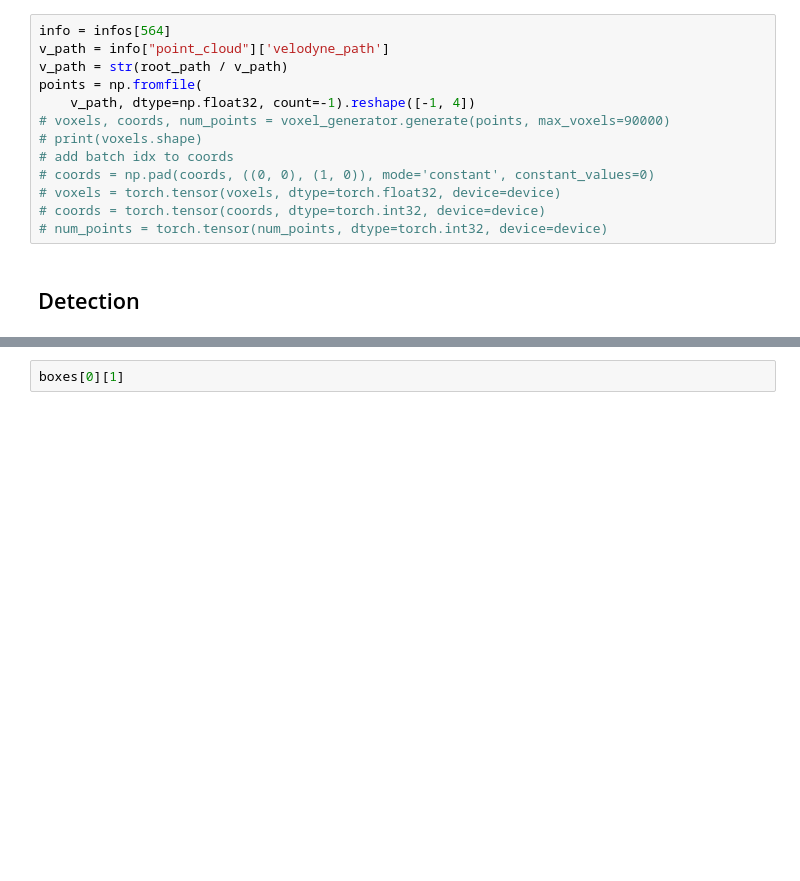
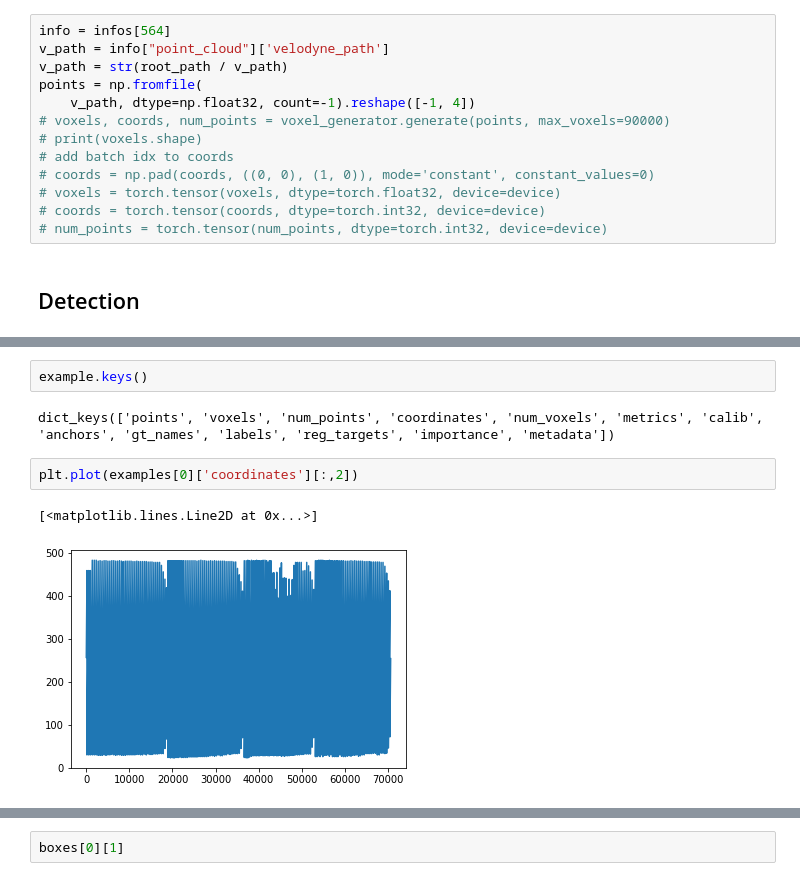
Before and after one commit to reveriel/depconv, a Jupyter notebook: second/simple-inference.ipynb, the cells around one changed output, grey strips where cells are left out. Cells and saved outputs as stored; diff of their text form; blank space fills up the shorter version.

```diff
--- a/second/simple-inference.ipynb
+++ b/second/simple-inference.ipynb
@@ -138,0 +203,9 @@ examples[0]['voxels'].shape
+# %%
+example.keys()
+# %% [output]
+dict_keys(['points', 'voxels', 'num_points', 'coordinates', 'num_voxels', 'metrics', 'calib', 'anchors', 'gt_names', 'labels', 'reg_targets', 'importance', 'metadata'])
+# %%
+plt.plot(examples[0]['coordinates'][:,2])
+# %% [output]
+[<matplotlib.lines.Line2D at 0x...>]
+[figure, added]
```
Also changed, not shown: parts of 54 cells of this notebook, 17 other files.
